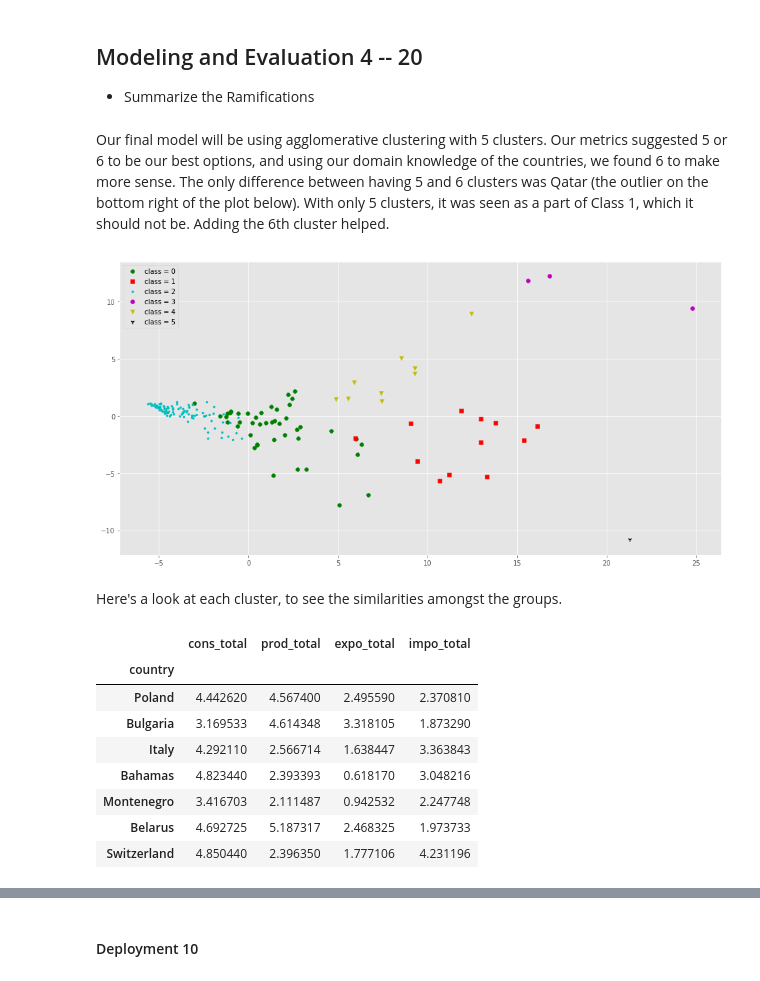
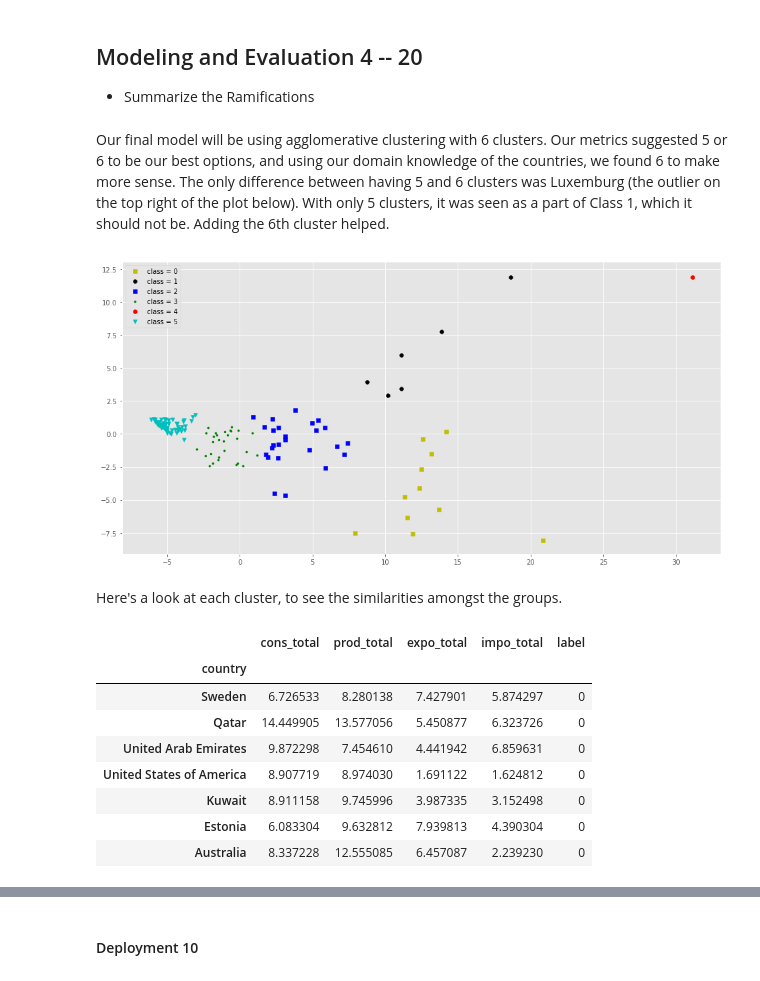
Before and after one commit to tdeason416/DS7331_grp3, a Jupyter notebook: Draft_9.ipynb, the cells around one changed output, grey strips where cells are left out. Cells and saved outputs as stored; diff of their text form; code cells hidden in the pictures.

```diff
--- a/Draft_9.ipynb
+++ b/Draft_9.ipynb
@@ -963,4 +966,4 @@ plt.show()
 
  - Summarize the Ramifications
 # %% [markdown]
-Our final model will be using agglomerative clustering with 5 clusters. Our metrics suggested 5 or 6 to be our best options, and using our domain knowledge of the countries, we found 6 to make more sense. The only difference between having 5 and 6 clusters was Qatar (the outlier on the bottom right of the plot below). With only 5 clusters, it was seen as a part of Class 1, which it should not be. Adding the 6th cluster helped.
+Our final model will be using agglomerative clustering with 6 clusters. Our metrics suggested 5 or 6 to be our best options, and using our domain knowledge of the countries, we found 6 to make more sense. The only difference between having 5 and 6 clusters was Luxemburg (the outlier on the top right of the plot below). With only 5 clusters, it was seen as a part of Class 1, which it should not be. Adding the 6th cluster helped.
@@ -967,5 +972,5 @@ Our final model will be using agglomerative clustering with 5 clusters. Our metr
 # %%
-final_df, final_model = cluster_year(df_comb , AgglomerativeClustering, year=2014, n_clusters=6)
+final_df, final_model = cluster_year(df_comb, AgglomerativeClustering, year=2010, n_clusters=6)
 plot_cluster(final_df);
 # %% [output]
-[figure, old version]
+[figure, new version]
@@ -978,12 +981,12 @@ Here's a look at each cluster, to see the similarities amongst the groups.
 # %%
-final_df[final_df['label'] == 0].iloc[:,0:4].sample(7)
+final_df_totals[final_df_totals['label'] == 0].sample(7)
 # %% [output]
-|  | cons_total | prod_total | expo_total | impo_total |
-| country |  |  |  |  |
-| Poland | 4.442620 | 4.567400 | 2.495590 | 2.370810 |
-| Bulgaria | 3.169533 | 4.614348 | 3.318105 | 1.873290 |
-| Italy | 4.292110 | 2.566714 | 1.638447 | 3.363843 |
-| Bahamas | 4.823440 | 2.393393 | 0.618170 | 3.048216 |
-| Montenegro | 3.416703 | 2.111487 | 0.942532 | 2.247748 |
-| Belarus | 4.692725 | 5.187317 | 2.468325 | 1.973733 |
-| Switzerland | 4.850440 | 2.396350 | 1.777106 | 4.231196 |
+|  | cons_total | prod_total | expo_total | impo_total | label |
+| country |  |  |  |  |  |
+| Sweden | 6.726533 | 8.280138 | 7.427901 | 5.874297 | 0 |
+| Qatar | 14.449905 | 13.577056 | 5.450877 | 6.323726 | 0 |
+| United Arab Emirates | 9.872298 | 7.454610 | 4.441942 | 6.859631 | 0 |
+| United States of America | 8.907719 | 8.974030 | 1.691122 | 1.624812 | 0 |
+| Kuwait | 8.911158 | 9.745996 | 3.987335 | 3.152498 | 0 |
+| Estonia | 6.083304 | 9.632812 | 7.939813 | 4.390304 | 0 |
+| Australia | 8.337228 | 12.555085 | 6.457087 | 2.239230 | 0 |
```
Also changed, not shown: parts of 21 cells of this notebook, 1 other file.
